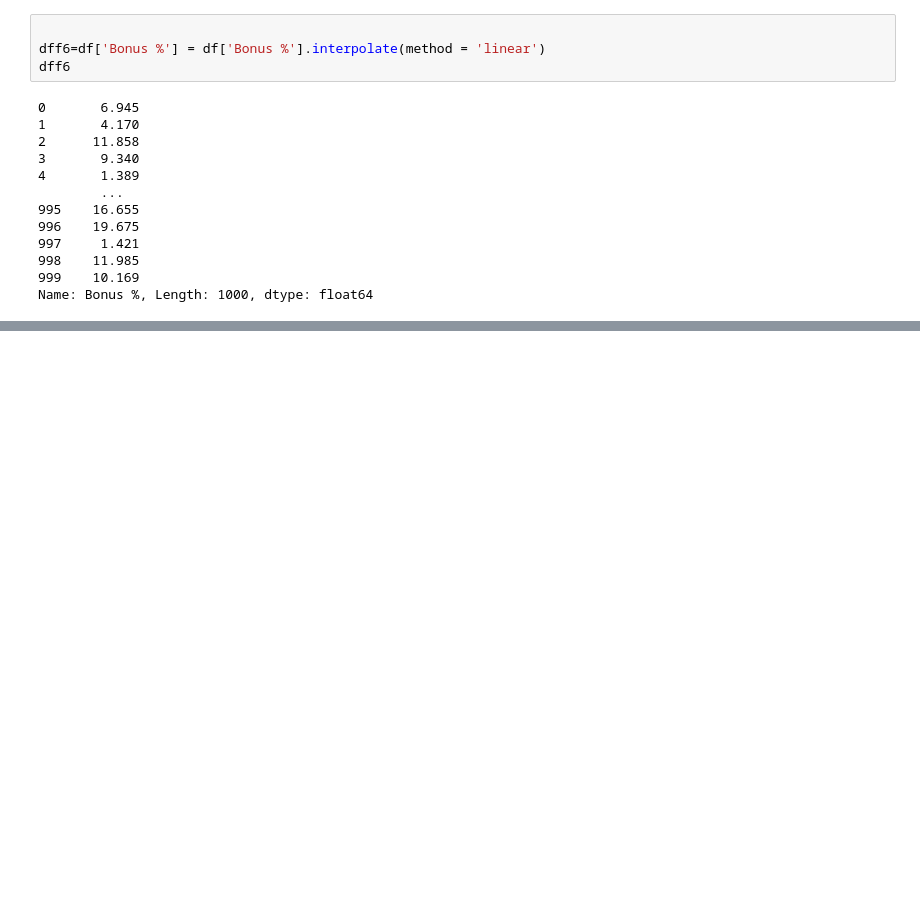
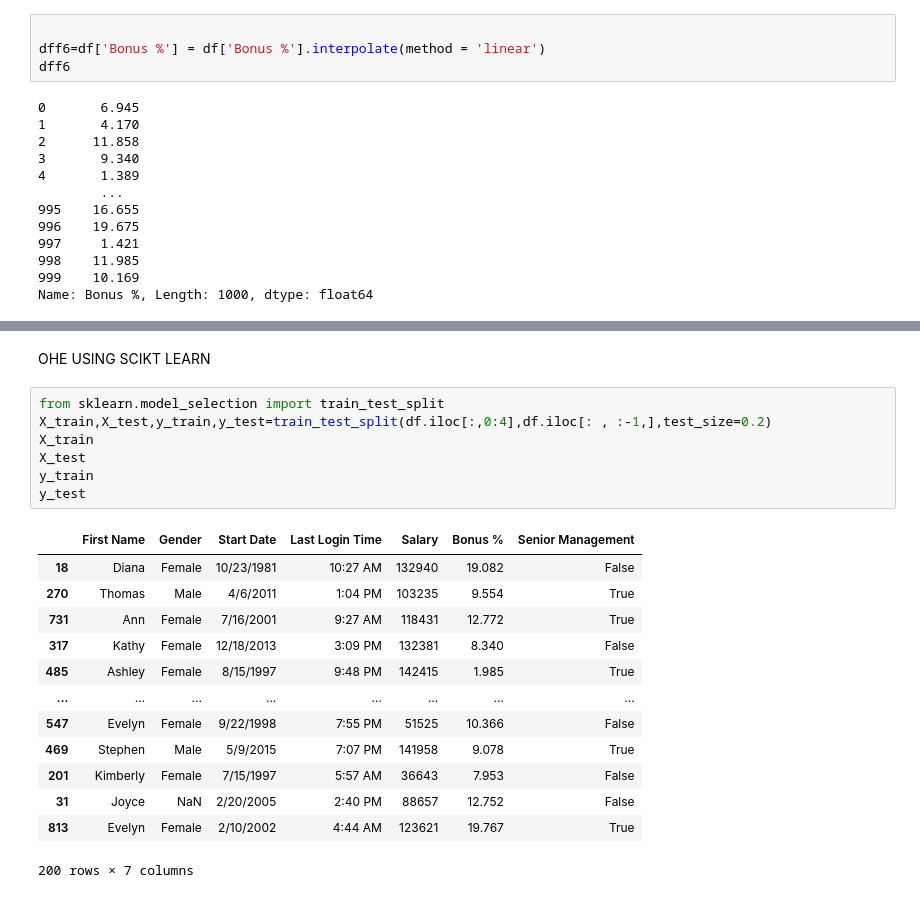
Before and after one commit to Zaheer-10/Data_Pre-Processing, a Jupyter notebook: DP1.ipynb, the cells around one changed output, grey strips where cells are left out. Drawn from its saved outputs; the diff is of its cells as text; blank space fills up the shorter version.

```diff
--- a/DP1.ipynb
+++ b/DP1.ipynb
@@ -217,0 +197,23 @@ X_test
+# %% [markdown]
+OHE USING SCIKT LEARN
+# %%
+from sklearn.model_selection import train_test_split
+X_train,X_test,y_train,y_test=train_test_split(df.iloc[:,0:4],df.iloc[: , :-1,],test_size=0.2)
+X_train
+X_test
+y_train
+y_test
+# %% [output]
+|  | First Name | Gender | Start Date | Last Login Time | Salary | Bonus % | Senior Management |
+| 18 | Diana | Female | 10/23/1981 | 10:27 AM | 132940 | 19.082 | False |
+| 270 | Thomas | Male | 4/6/2011 | 1:04 PM | 103235 | 9.554 | True |
+| 731 | Ann | Female | 7/16/2001 | 9:27 AM | 118431 | 12.772 | True |
+| 317 | Kathy | Female | 12/18/2013 | 3:09 PM | 132381 | 8.340 | False |
+| 485 | Ashley | Female | 8/15/1997 | 9:48 PM | 142415 | 1.985 | True |
+| ... | ... | ... | ... | ... | ... | ... | ... |
+| 547 | Evelyn | Female | 9/22/1998 | 7:55 PM | 51525 | 10.366 | False |
+| 469 | Stephen | Male | 5/9/2015 | 7:07 PM | 141958 | 9.078 | True |
+| 201 | Kimberly | Female | 7/15/1997 | 5:57 AM | 36643 | 7.953 | False |
+| 31 | Joyce | NaN | 2/20/2005 | 2:40 PM | 88657 | 12.752 | False |
+| 813 | Evelyn | Female | 2/10/2002 | 4:44 AM | 123621 | 19.767 | True |
+200 rows × 7 columns
```
Also changed, not shown: parts of 12 cells of this notebook.
